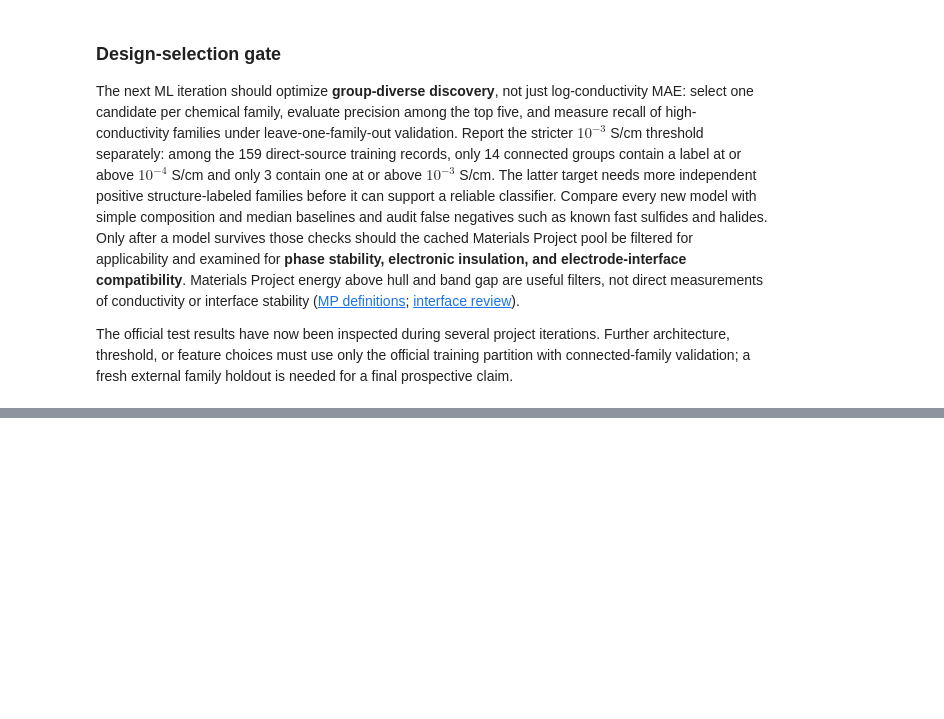
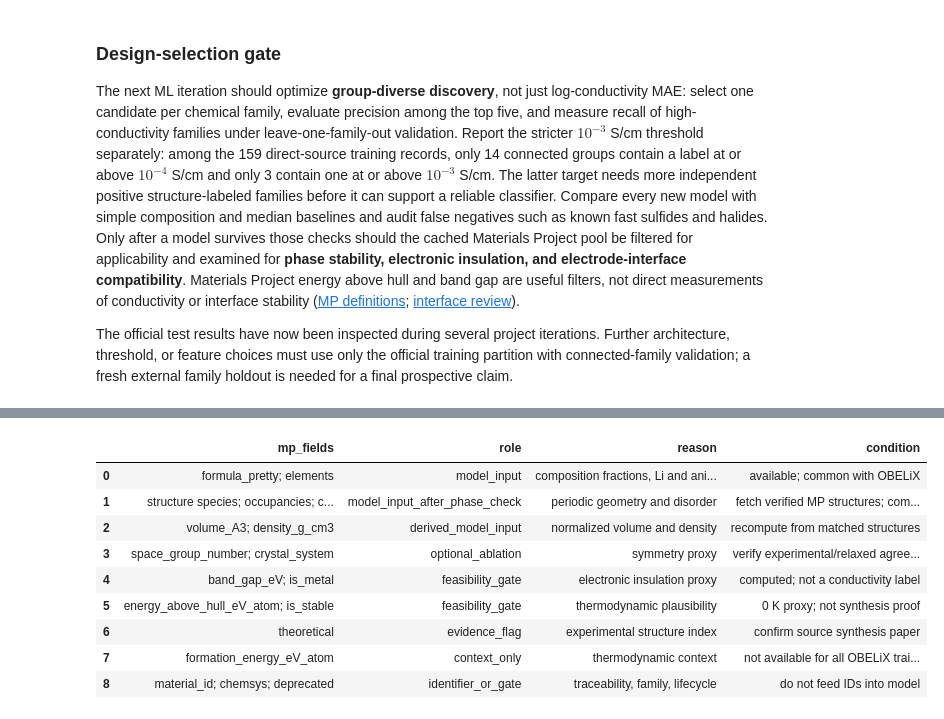
Before and after one commit to ZJYang-96485/Physics-Informed-Neural-Network-and-Multiscale-Simulations-for-Lithium-Ion-Conductors, a Jupyter notebook: battery_materials_project.ipynb, the cells around one changed output, grey strips where cells are left out. Saved outputs shown, nothing was run; the diff lists cells and outputs as text; code cells hidden in the pictures; blank space fills up the shorter version.

```diff
--- a/battery_materials_project.ipynb
+++ b/battery_materials_project.ipynb
@@ -3207,0 +3229,26 @@ The official test results have now been inspected during several project iterati
+# %%
+MP_VARIABLE_CONTRACT_PATH=ROOT/"data/processed/mp_neural_input_contract.csv"
+mp_variable_contract=pd.DataFrame([
+    ("formula_pretty; elements","model_input","composition fractions, Li and anion identity","available; common with OBELiX"),
+    ("structure species; occupancies; coordinates; lattice","model_input_after_phase_check","periodic geometry and disorder","fetch verified MP structures; compare with OBELiX CIFs"),
+    ("volume_A3; density_g_cm3","derived_model_input","normalized volume and density","recompute from matched structures"),
+    ("space_group_number; crystal_system","optional_ablation","symmetry proxy","verify experimental/relaxed agreement"),
+    ("band_gap_eV; is_metal","feasibility_gate","electronic insulation proxy","computed; not a conductivity label"),
+    ("energy_above_hull_eV_atom; is_stable","feasibility_gate","thermodynamic plausibility","0 K proxy; not synthesis proof"),
+    ("theoretical","evidence_flag","experimental structure index","confirm source synthesis paper"),
+    ("formation_energy_eV_atom","context_only","thermodynamic context","not available for all OBELiX training phases"),
+    ("material_id; chemsys; deprecated","identifier_or_gate","traceability, family, lifecycle","do not feed IDs into model"),
+],columns=["mp_fields","role","reason","condition"])
+mp_variable_contract.to_csv(MP_VARIABLE_CONTRACT_PATH,index=False)
+display(mp_variable_contract)
+# %% [output]
+|  | mp_fields | role | reason | condition |
+| 0 | formula_pretty; elements | model_input | composition fractions, Li and ani... | available; common with OBELiX |
+| 1 | structure species; occupancies; c... | model_input_after_phase_check | periodic geometry and disorder | fetch verified MP structures; com... |
+| 2 | volume_A3; density_g_cm3 | derived_model_input | normalized volume and density | recompute from matched structures |
+| 3 | space_group_number; crystal_system | optional_ablation | symmetry proxy | verify experimental/relaxed agree... |
+| 4 | band_gap_eV; is_metal | feasibility_gate | electronic insulation proxy | computed; not a conductivity label |
+| 5 | energy_above_hull_eV_atom; is_stable | feasibility_gate | thermodynamic plausibility | 0 K proxy; not synthesis proof |
+| 6 | theoretical | evidence_flag | experimental structure index | confirm source synthesis paper |
+| 7 | formation_energy_eV_atom | context_only | thermodynamic context | not available for all OBELiX trai... |
+| 8 | material_id; chemsys; deprecated | identifier_or_gate | traceability, family, lifecycle | do not feed IDs into model |
```
Also changed, not shown: parts of 15 cells of this notebook, 7 other files.
